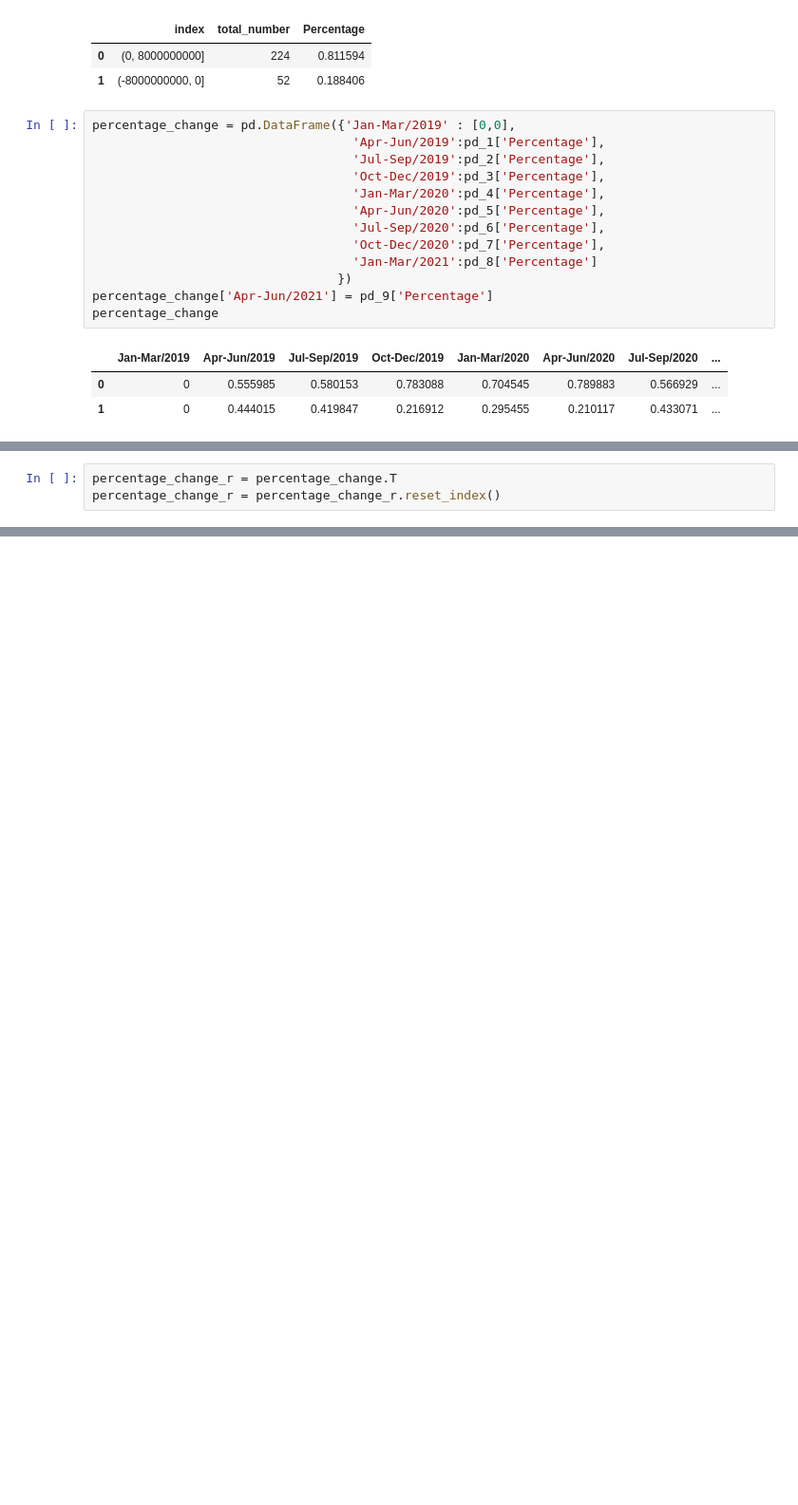
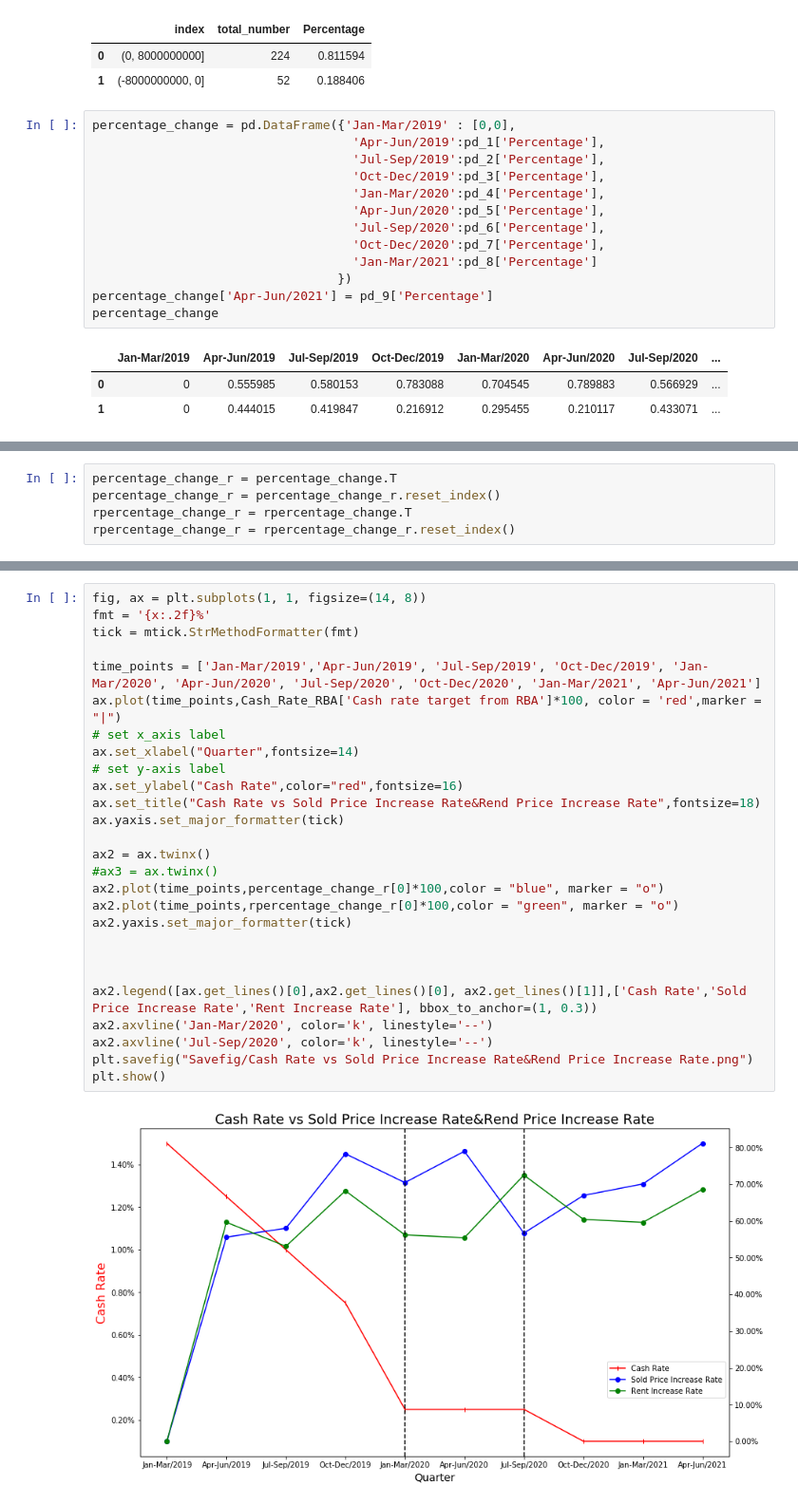
Before and after one commit to 22OVERSooN/Project1_Realestate_Analysis, a Jupyter notebook: Question 1.ipynb, the cells around one changed output, grey strips where cells are left out. Shown: that part at 95% size. Cells and saved outputs as stored; diff of their text form; blank space fills up the shorter version.

```diff
--- a/Question 1.ipynb
+++ b/Question 1.ipynb
@@ -162,4 +279,6 @@ percentage_change
 # %%
 percentage_change_r = percentage_change.T
 percentage_change_r = percentage_change_r.reset_index()
+rpercentage_change_r = rpercentage_change.T
+rpercentage_change_r = rpercentage_change_r.reset_index()
 # %%
@@ -202,0 +327,29 @@ plt.show()
+# %%
+fig, ax = plt.subplots(1, 1, figsize=(14, 8))
+fmt = '{x:.2f}%'
+tick = mtick.StrMethodFormatter(fmt)
+
+time_points = ['Jan-Mar/2019','Apr-Jun/2019', 'Jul-Sep/2019', 'Oct-Dec/2019', 'Jan-Mar/2020', 'Apr-Jun/2020', 'Jul-Sep/2020', 'Oct-Dec/2020', 'Jan-Mar/2021', 'Apr-Jun/2021']
+ax.plot(time_points,Cash_Rate_RBA['Cash rate target from RBA']*100, color = 'red',marker = "|")
+# set x_axis label
+ax.set_xlabel("Quarter",fontsize=14)
+# set y-axis label
+ax.set_ylabel("Cash Rate",color="red",fontsize=16)
+ax.set_title("Cash Rate vs Sold Price Increase Rate&Rend Price Increase Rate",fontsize=18)
+ax.yaxis.set_major_formatter(tick)
+
+ax2 = ax.twinx()
+#ax3 = ax.twinx()
+ax2.plot(time_points,percentage_change_r[0]*100,color = "blue", marker = "o")
+ax2.plot(time_points,rpercentage_change_r[0]*100,color = "green", marker = "o")
+ax2.yaxis.set_major_formatter(tick)
+
+
+
+ax2.legend([ax.get_lines()[0],ax2.get_lines()[0], ax2.get_lines()[1]],['Cash Rate','Sold Price Increase Rate','Rent Increase Rate'], bbox_to_anchor=(1, 0.3))
+ax2.axvline('Jan-Mar/2020', color='k', linestyle='--')
+ax2.axvline('Jul-Sep/2020', color='k', linestyle='--')
+plt.savefig("Savefig/Cash Rate vs Sold Price Increase Rate&Rend Price Increase Rate.png")
+plt.show()
+# %% [output]
+[figure, added]
```
Also changed, not shown: parts of 6 cells of this notebook, 4 other files.
